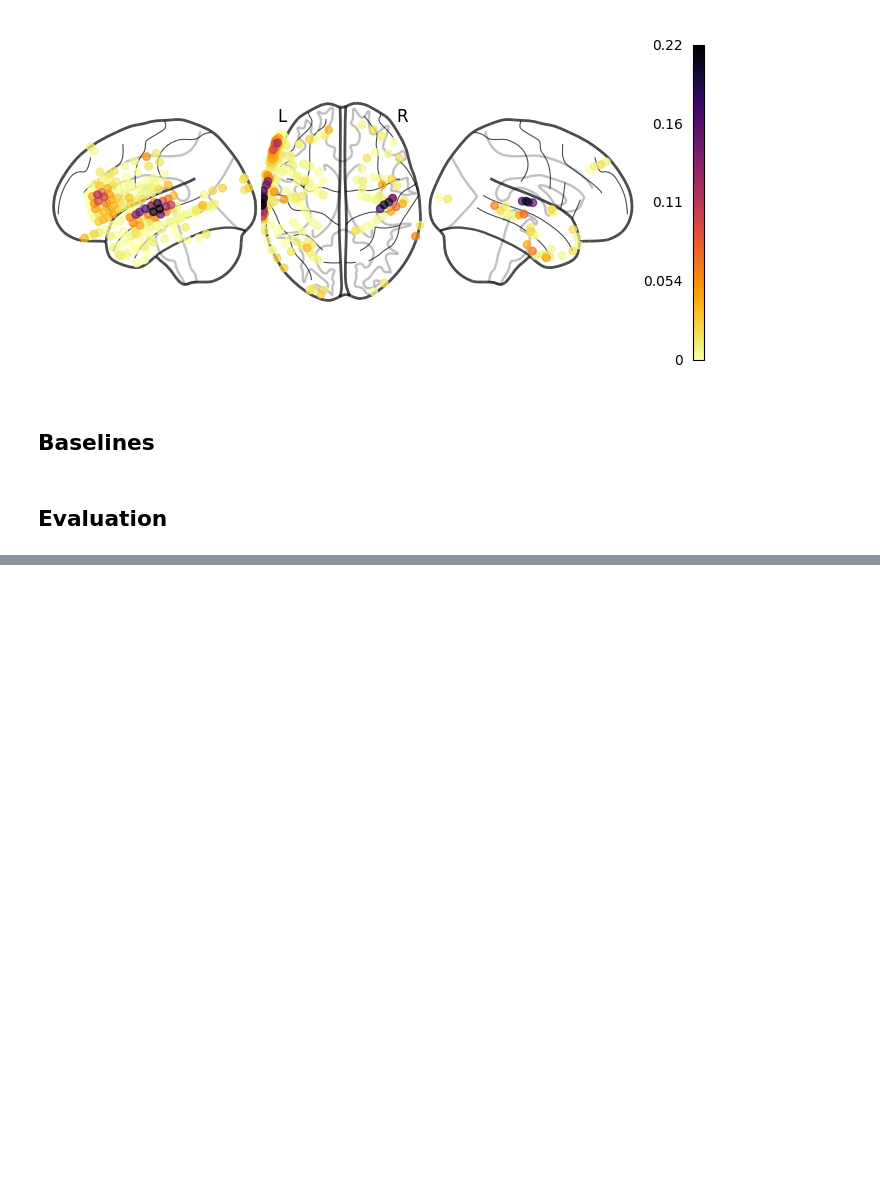
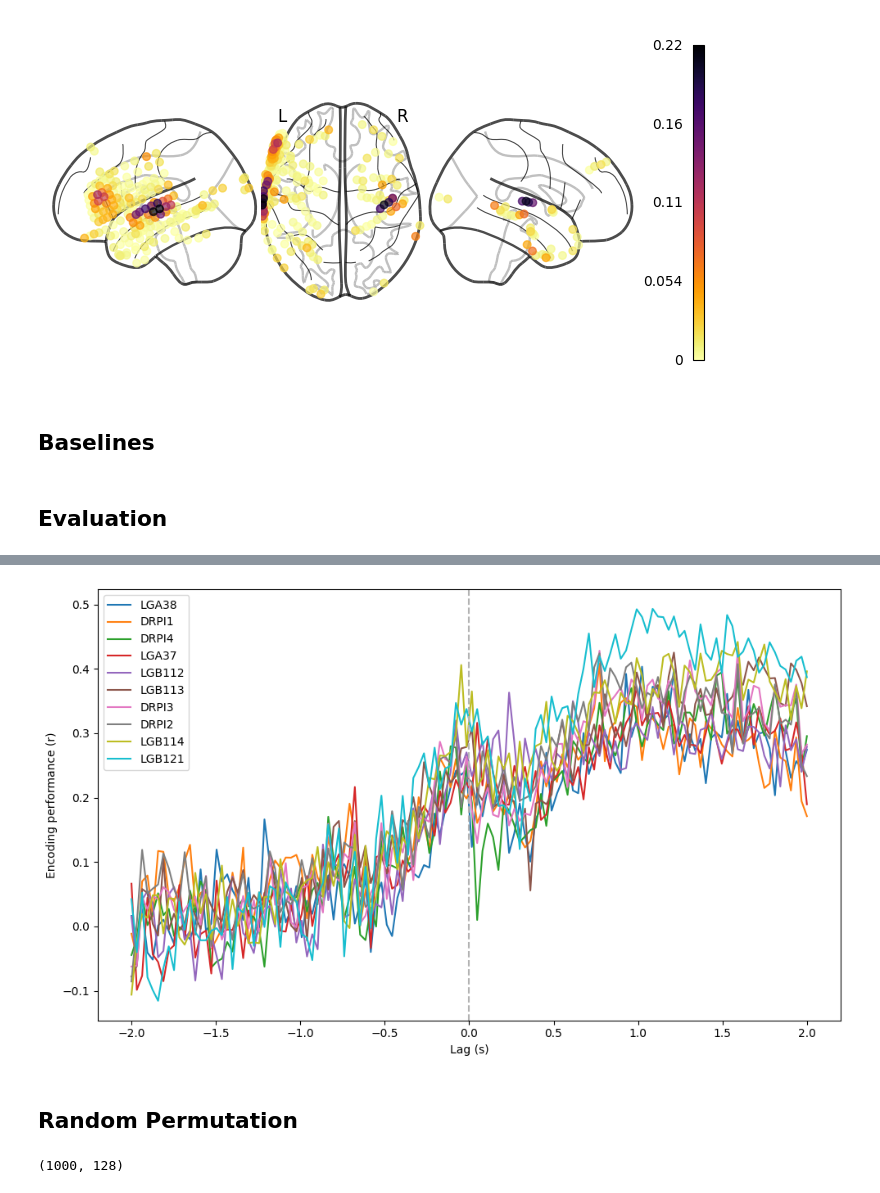
Before and after one commit to mattciff5/ecog-speech, a Jupyter notebook: encoding.ipynb, the cells around one changed output, grey strips where cells are left out. Cells and saved outputs as stored; diff of their text form; code cells hidden in the pictures; blank space fills up the shorter version.

Commit message:
encoding and significance

```diff
--- a/encoding.ipynb
+++ b/encoding.ipynb
@@ -899,0 +895,12 @@ Coordinate matrix shape:  (143, 3)
+# %%
+from torchmetrics.functional import pearson_corrcoef
+
+correlations_tc = np.zeros((y_pred_all.shape[1], y_pred_all.shape[2]))
+for ch in tqdm(range(y_pred_all.shape[1])):
+    y_pred_sample = y_pred_all[:, ch, :]
+    y_true_sample = y_true_all[:, ch, :]
+    for tp in range(y_pred_all.shape[2]):
+        pred = y_pred_sample[:, tp]
+        target = y_true_sample[:, tp]
+        corr = pearson_corrcoef(pred.cpu(), target)
+        correlations_tc[ch, tp] = corr.item()
@@ -899,0 +911,21 @@ Coordinate matrix shape:  (143, 3)
+# %%
+top_k = 10
+
+top_indices = np.argsort(correlations_tc[:,60:].mean(axis=1))[-top_k:]
+channel_names = [raw.info['ch_names'][i] for i in top_indices]
+coords = np.vstack([ch2loc[name] for name in channel_names])
+
+fig, ax = plt.subplots(figsize=(10, 6))
+for i in top_indices:
+    ax.plot(lags, correlations_tc[i], label=raw.info['ch_names'][i])
+
+ax.set_xlabel("Lag (s)")
+ax.set_ylabel("Encoding performance (r)")
+ax.axvline(0, c=(.7, .7, .7), ls="--")
+ax.legend()
+plt.tight_layout()
+plt.show()
+# %% [output]
+[figure, added]
+# %% [markdown]
+## Random Permutation
@@ -899,0 +956,4 @@ Coordinate matrix shape:  (143, 3)
+# %%
+null_distribution.shape
+# %% [output]
+(1000, 128)
```
Also changed, not shown: parts of 24 cells of this notebook.
